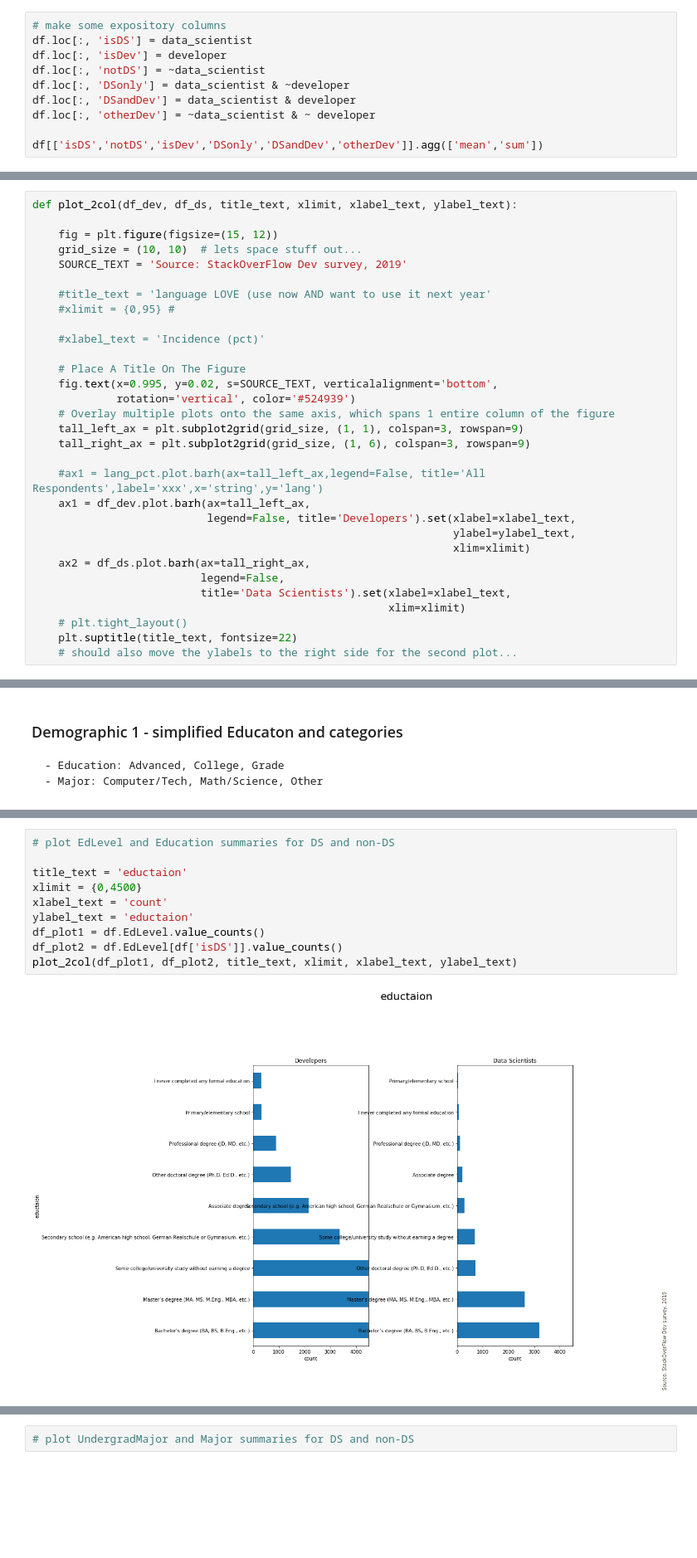
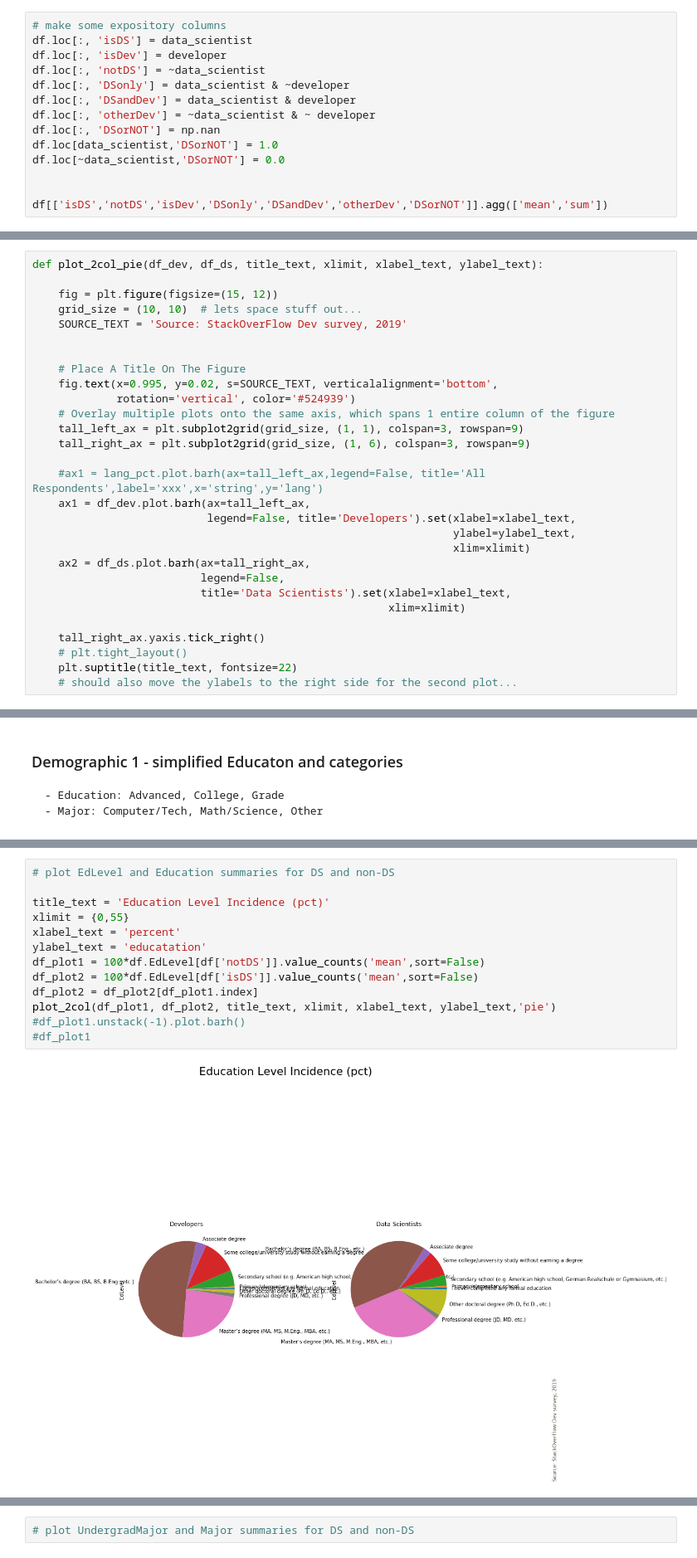
Before and after one commit to ergonyc/Practice-python-exercises, a Jupyter notebook: DataPresentation0/StackOverFlow-ThinkfulCapstone0.ipynb, the cells around one changed output, grey strips where cells are left out. Shown at 83% size. Saved outputs shown, nothing was run; the diff lists cells and outputs as text; blank space fills up the shorter version.

```diff
--- a/DataPresentation0/StackOverFlow-ThinkfulCapstone0.ipynb
+++ b/DataPresentation0/StackOverFlow-ThinkfulCapstone0.ipynb
@@ -236,6 +236,10 @@ df.loc[:, 'notDS'] = ~data_scientist
 df.loc[:, 'DSonly'] = data_scientist & ~developer
 df.loc[:, 'DSandDev'] = data_scientist & developer
 df.loc[:, 'otherDev'] = ~data_scientist & ~ developer
+df.loc[:, 'DSorNOT'] = np.nan
+df.loc[data_scientist,'DSorNOT'] = 1.0
+df.loc[~data_scientist,'DSorNOT'] = 0.0
 
-df[['isDS','notDS','isDev','DSonly','DSandDev','otherDev']].agg(['mean','sum'])
+
+df[['isDS','notDS','isDev','DSonly','DSandDev','otherDev','DSorNOT']].agg(['mean','sum'])
 # %% [output]
@@ -351,14 +411,10 @@ def plot_dev_vs_df(df_dev, df_ds, title_text, xlimit, ylabel_text):
 # %%
-def plot_2col(df_dev, df_ds, title_text, xlimit, xlabel_text, ylabel_text):
+def plot_2col_pie(df_dev, df_ds, title_text, xlimit, xlabel_text, ylabel_text):
 
     fig = plt.figure(figsize=(15, 12))
     grid_size = (10, 10)  # lets space stuff out...
     SOURCE_TEXT = 'Source: StackOverFlow Dev survey, 2019'
 
-    #title_text = 'language LOVE (use now AND want to use it next year'
-    #xlimit = {0,95} #
-
-    #xlabel_text = 'Incidence (pct)'
 
     # Place A Title On The Figure
     fig.text(x=0.995, y=0.02, s=SOURCE_TEXT, verticalalignment='bottom',
@@ -376,6 +432,8 @@ def plot_2col(df_dev, df_ds, title_text, xlimit, xlabel_text, ylabel_text):
                           legend=False,
                           title='Data Scientists').set(xlabel=xlabel_text,
                                                        xlim=xlimit)
+
+    tall_right_ax.yaxis.tick_right()
     # plt.tight_layout()
     plt.suptitle(title_text, fontsize=22)
     # should also move the ylabels to the right side for the second plot...
@@ -428,12 +527,15 @@ Name: Education, dtype: int64
 # %%
 # plot EdLevel and Education summaries for DS and non-DS
 
-title_text = 'eductaion'
-xlimit = {0,4500}
-xlabel_text = 'count'
-ylabel_text = 'eductaion'
-df_plot1 = df.EdLevel.value_counts()
-df_plot2 = df.EdLevel[df['isDS']].value_counts()
-plot_2col(df_plot1, df_plot2, title_text, xlimit, xlabel_text, ylabel_text)
+title_text = 'Education Level Incidence (pct)'
+xlimit = {0,55}
+xlabel_text = 'percent'
+ylabel_text = 'educatation'
+df_plot1 = 100*df.EdLevel[df['notDS']].value_counts('mean',sort=False)
+df_plot2 = 100*df.EdLevel[df['isDS']].value_counts('mean',sort=False)
+df_plot2 = df_plot2[df_plot1.index]
+plot_2col(df_plot1, df_plot2, title_text, xlimit, xlabel_text, ylabel_text,'pie')
+#df_plot1.unstack(-1).plot.barh()
+#df_plot1
 # %% [output]
-[figure, old version]
+[figure, new version]
```
Also changed, not shown: parts of 54 cells of this notebook.
